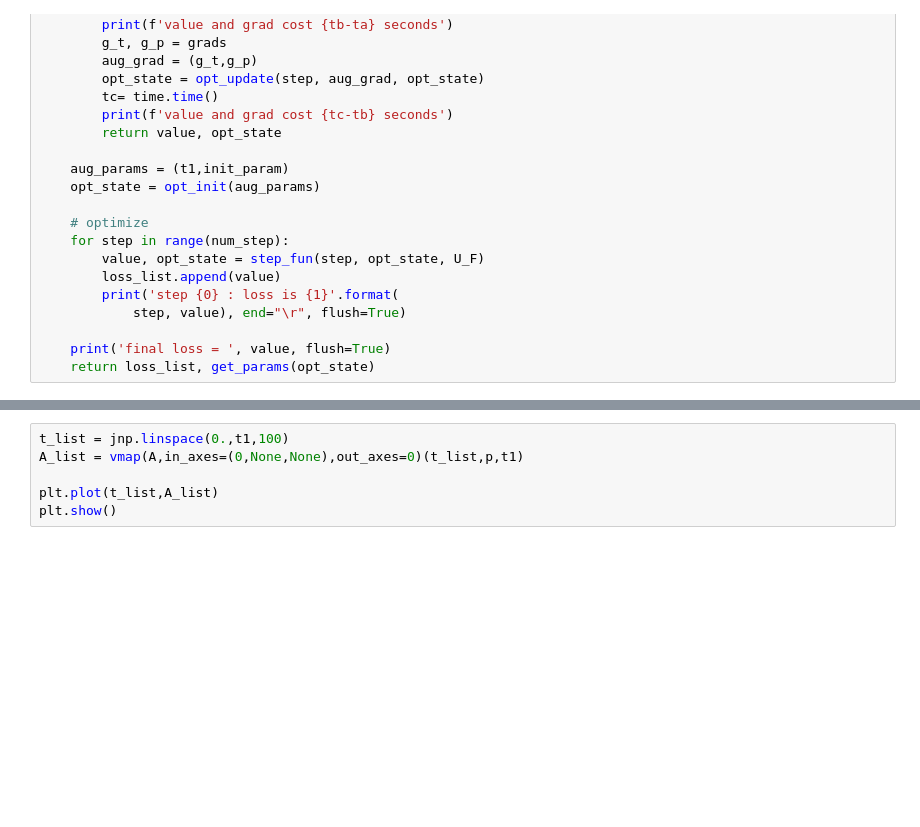
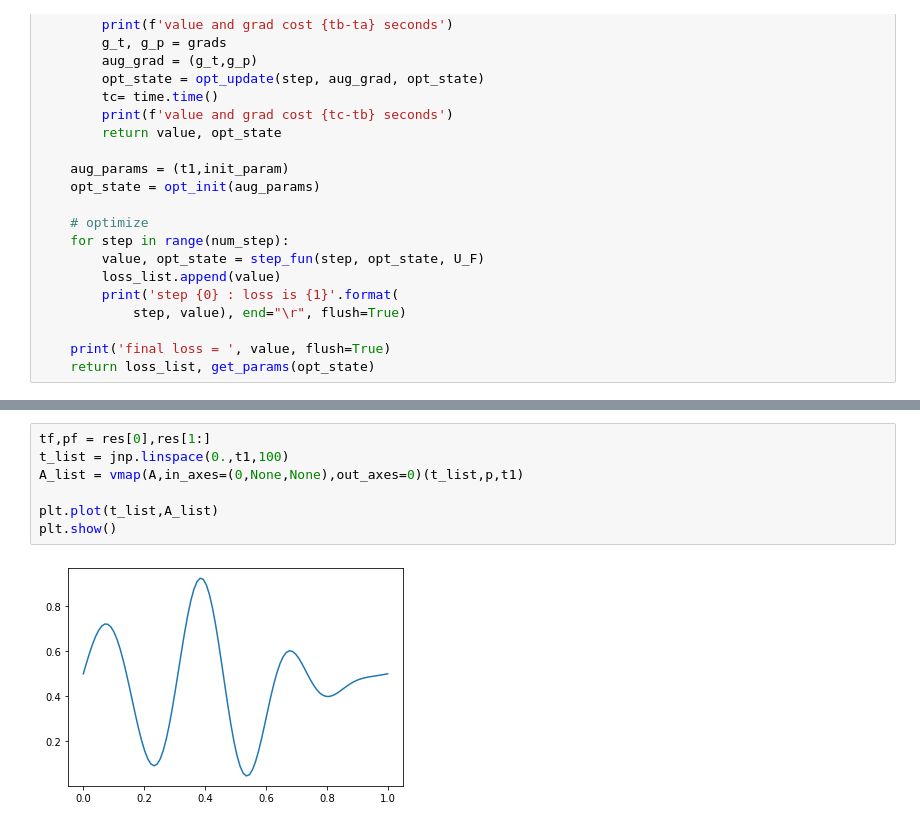
Before and after one commit to jeffreyyao128/qoptimize, a Jupyter notebook: Fluxonium.ipynb, the cells around one changed output, grey strips where cells are left out. Drawn from its saved outputs; the diff is of its cells as text; blank space fills up the shorter version.

```diff
--- a/Fluxonium.ipynb
+++ b/Fluxonium.ipynb
@@ -215,6 +270,9 @@ print(f)
 # %%
+tf,pf = res[0],res[1:]
 t_list = jnp.linspace(0.,t1,100)
 A_list = vmap(A,in_axes=(0,None,None),out_axes=0)(t_list,p,t1)
 
 plt.plot(t_list,A_list)
 plt.show()
+# %% [output]
+[figure, added]
```
Also changed, not shown: parts of 12 cells of this notebook.
